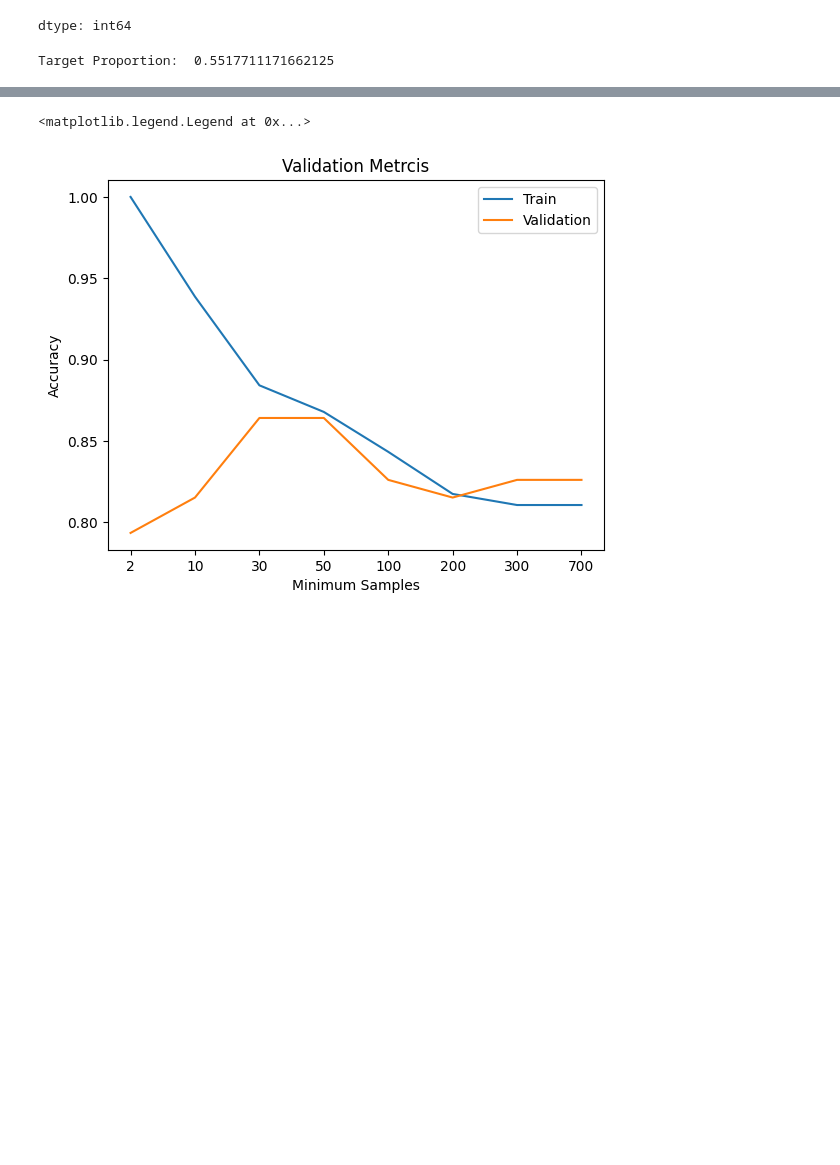
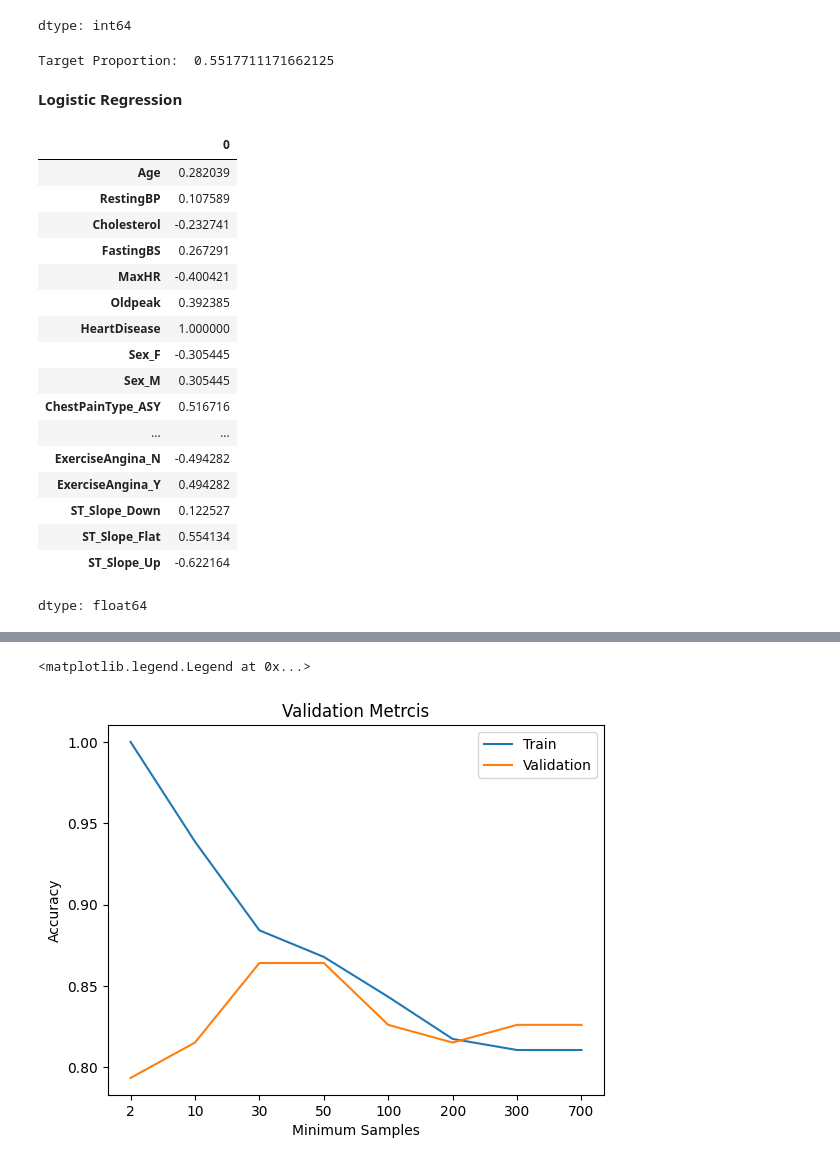
Before and after one commit to mosahle7/ML, a Jupyter notebook: Heart_Failure_Prediction.ipynb, the cells around one changed output, grey strips where cells are left out. Drawn from its saved outputs; the diff is of its cells as text; code cells hidden in the pictures; blank space fills up the shorter version.

```diff
--- a/Heart_Failure_Prediction.ipynb
+++ b/Heart_Failure_Prediction.ipynb
@@ -110,3 +111,5 @@ dtype: int64
 print('Target Proportion: ',sum(y_train)/len(y_train))
 # %% [output]
 Target Proportion:  0.5517711171662125
+# %% [markdown]
+**Logistic Regression**
@@ -112,0 +126,21 @@ Target Proportion:  0.5517711171662125
+# %%
+correlations
+# %% [output]
+|  | 0 |
+| Age | 0.282039 |
+| RestingBP | 0.107589 |
+| Cholesterol | -0.232741 |
+| FastingBS | 0.267291 |
+| MaxHR | -0.400421 |
+| Oldpeak | 0.392385 |
+| HeartDisease | 1.000000 |
+| Sex_F | -0.305445 |
+| Sex_M | 0.305445 |
+| ChestPainType_ASY | 0.516716 |
+| ... | ... |
+| ExerciseAngina_N | -0.494282 |
+| ExerciseAngina_Y | 0.494282 |
+| ST_Slope_Down | 0.122527 |
+| ST_Slope_Flat | 0.554134 |
+| ST_Slope_Up | -0.622164 |
+dtype: float64
```
Also changed, not shown: parts of 19 cells of this notebook.
